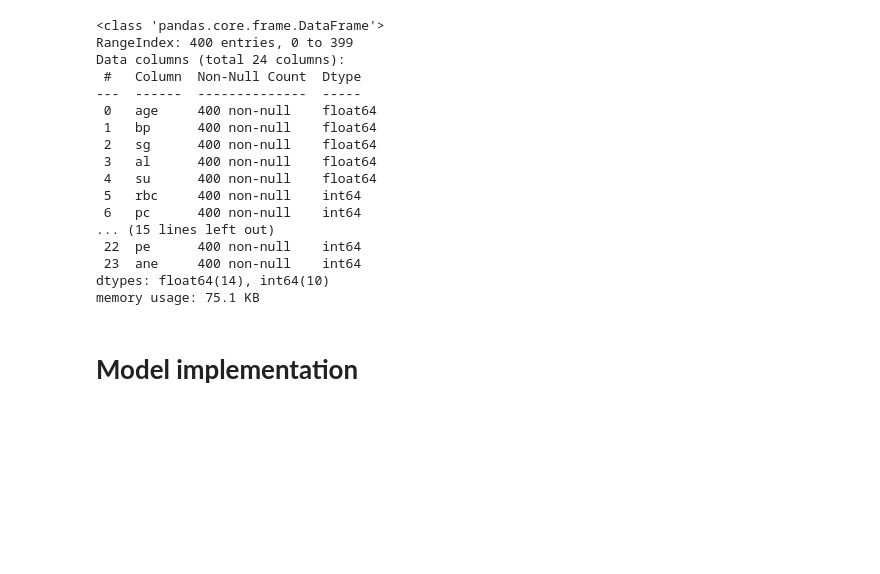
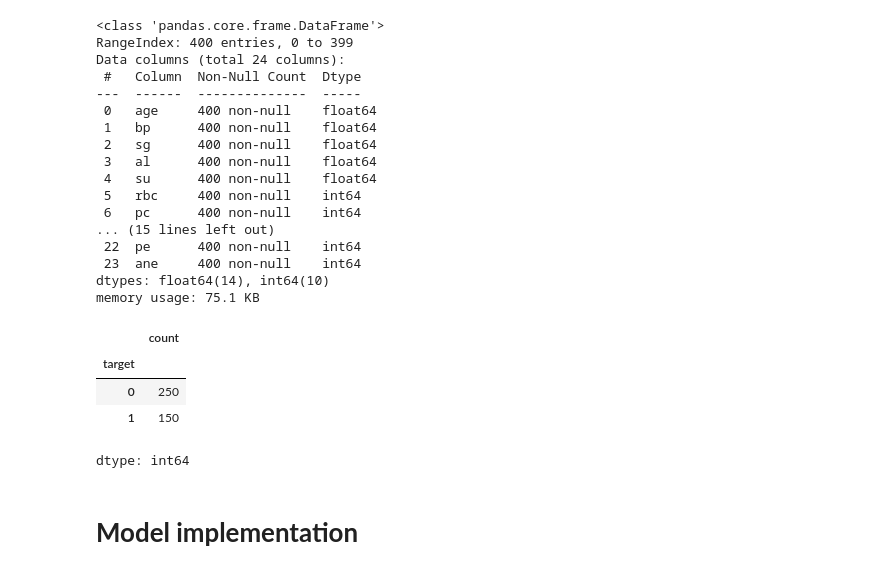
Before and after one commit to Sa22ahy/Project, a Jupyter notebook: CodeFile.ipynb, the cells around one changed output. Cells and saved outputs as stored; diff of their text form; code cells hidden in the pictures; blank space fills up the shorter version.

```diff
--- a/CodeFile.ipynb
+++ b/CodeFile.ipynb
@@ -227,3 +209,11 @@ memory usage: 75.1 KB
+# %%
+merged_df['target'].value_counts()
+# %% [output]
+|  | count |
+| target |  |
+| 0 | 250 |
+| 1 | 150 |
+dtype: int64
 # %%
 
 # Step 2: Apply Machine Learning Models
```
Also changed, not shown: parts of 30 cells of this notebook.
